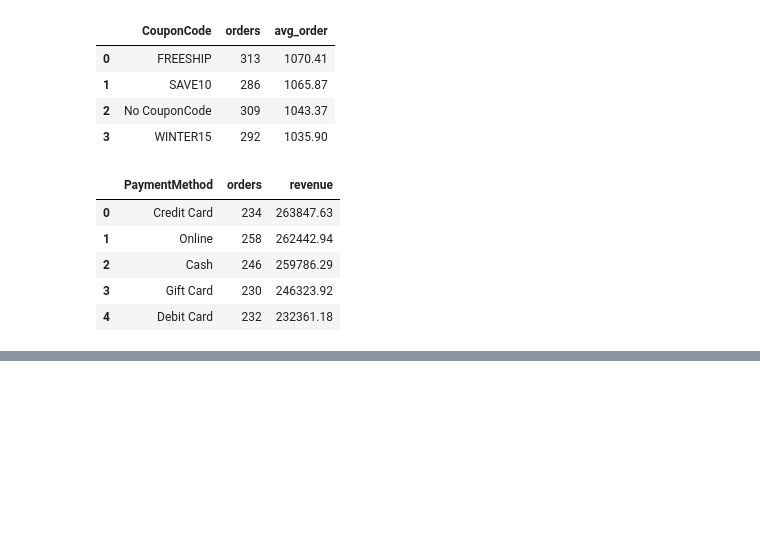
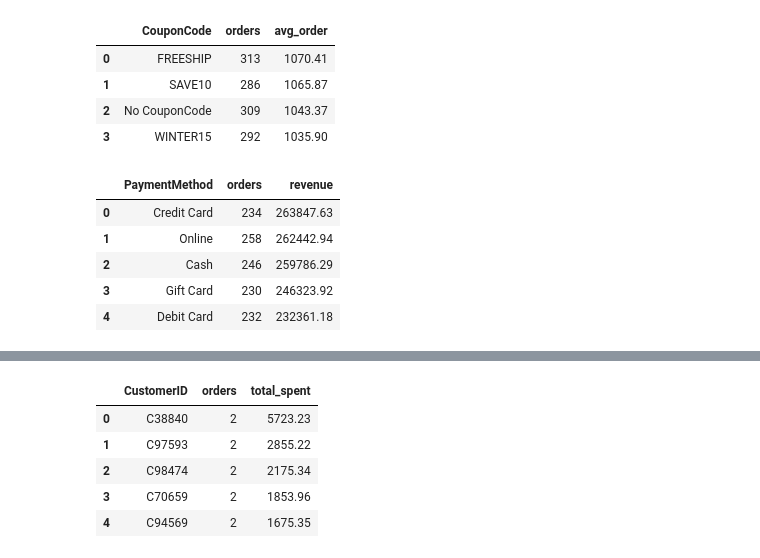
Before and after one commit to nasirali2024ag5310-arch/decodelabs-internship-project3, a Jupyter notebook: SQL_Project3.ipynb, the cells around one changed output, grey strips where cells are left out. Saved outputs shown, nothing was run; the diff lists cells and outputs as text; code cells hidden in the pictures; blank space fills up the shorter version.

Commit message:
HAVING (filter after grouping)

```diff
--- a/SQL_Project3.ipynb
+++ b/SQL_Project3.ipynb
@@ -304,0 +322,19 @@ q("""
+# %%
+# customers who ordered more than once
+q("""
+    SELECT CustomerID,
+            COUNT(*)                    AS orders,
+            ROUND(SUM(TotalPrice), 2)   AS total_spent
+            FROM orders
+            GROUP BY CustomerID
+            HAVING COUNT(*) > 1
+            ORDER BY total_spent DESC
+            LIMIT 5
+""")
+# %% [output]
+|  | CustomerID | orders | total_spent |
+| 0 | C38840 | 2 | 5723.23 |
+| 1 | C97593 | 2 | 2855.22 |
+| 2 | C98474 | 2 | 2175.34 |
+| 3 | C70659 | 2 | 1853.96 |
+| 4 | C94569 | 2 | 1675.35 |
```
Also changed, not shown: parts of 1 cell of this notebook.
